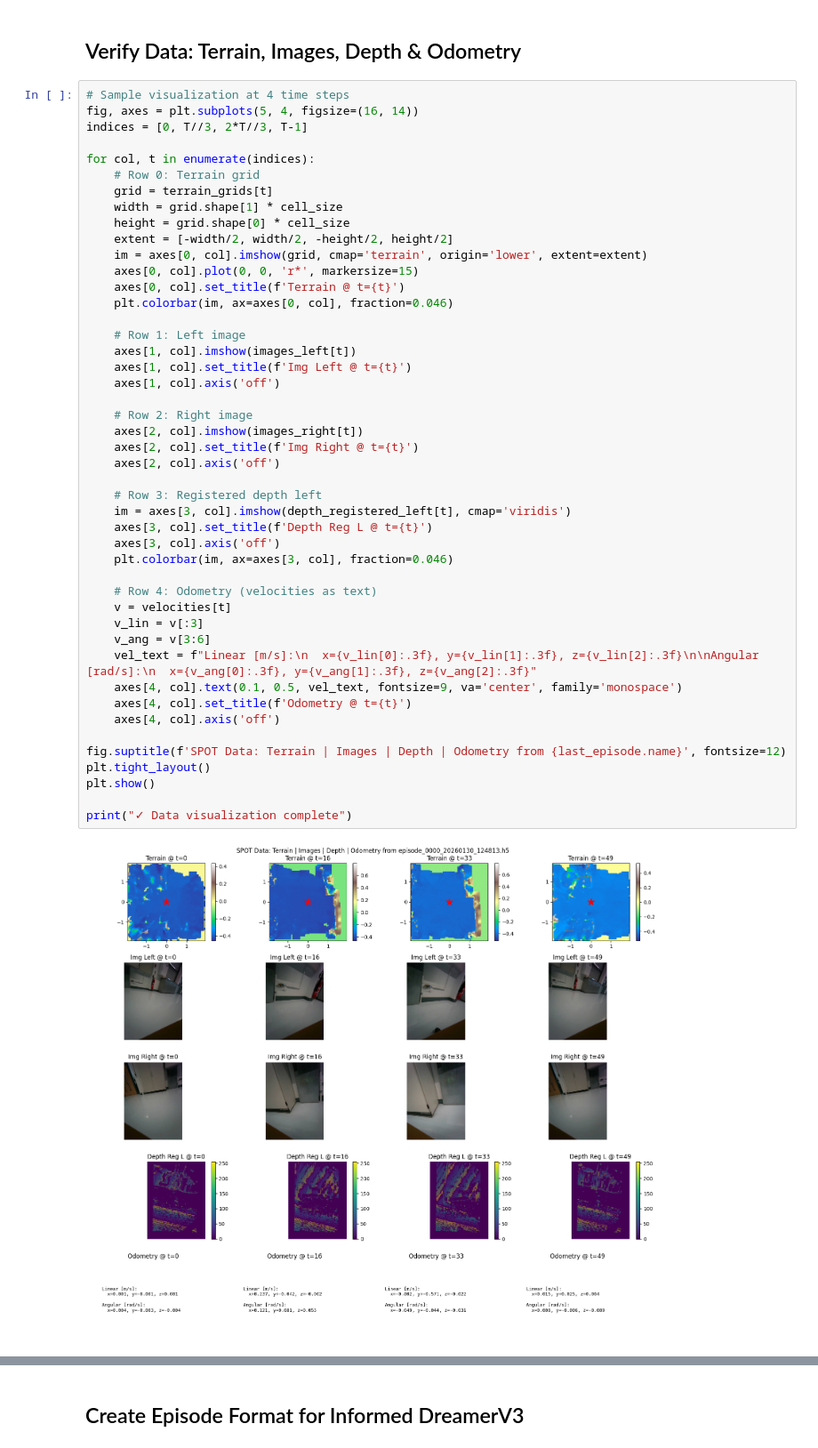
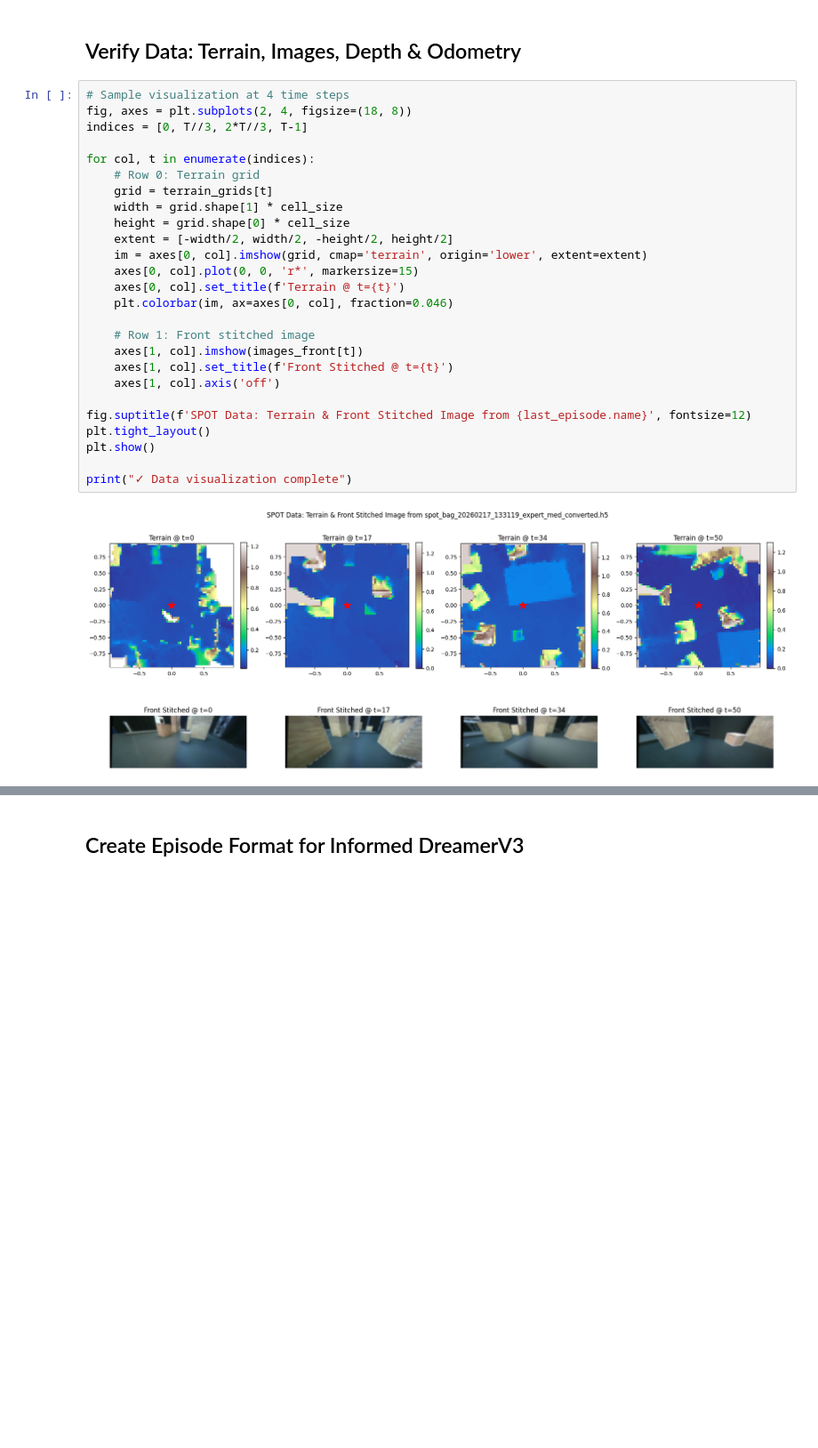
Before and after one commit to mauheems/DreamerV3_On_SPOT_MasterThesis, a Jupyter notebook: dreamer_SPOT_implementation/notebooks/informed_dreamer_tests.ipynb, the cells around one changed output, grey strips where cells are left out. Shown at 89% size. Drawn from its saved outputs; the diff is of its cells as text; blank space fills up the shorter version.

```diff
--- a/dreamer_SPOT_implementation/notebooks/informed_dreamer_tests.ipynb
+++ b/dreamer_SPOT_implementation/notebooks/informed_dreamer_tests.ipynb
@@ -100,52 +99,32 @@ Loading episode: episode_0000_20260130_124813.h5
 ## Verify Data: Terrain, Images, Depth & Odometry
 # %%
 # Sample visualization at 4 time steps
-fig, axes = plt.subplots(5, 4, figsize=(16, 14))
+fig, axes = plt.subplots(2, 4, figsize=(18, 8))
 indices = [0, T//3, 2*T//3, T-1]
 
 for col, t in enumerate(indices):
     # Row 0: Terrain grid
     grid = terrain_grids[t]
     width = grid.shape[1] * cell_size
     height = grid.shape[0] * cell_size
     extent = [-width/2, width/2, -height/2, height/2]
     im = axes[0, col].imshow(grid, cmap='terrain', origin='lower', extent=extent)
     axes[0, col].plot(0, 0, 'r*', markersize=15)
     axes[0, col].set_title(f'Terrain @ t={t}')
     plt.colorbar(im, ax=axes[0, col], fraction=0.046)
 
-    # Row 1: Left image
-    axes[1, col].imshow(images_left[t])
-    axes[1, col].set_title(f'Img Left @ t={t}')
+    # Row 1: Front stitched image
+    axes[1, col].imshow(images_front[t])
+    axes[1, col].set_title(f'Front Stitched @ t={t}')
     axes[1, col].axis('off')
 
-    # Row 2: Right image
-    axes[2, col].imshow(images_right[t])
-    axes[2, col].set_title(f'Img Right @ t={t}')
-    axes[2, col].axis('off')
-
-    # Row 3: Registered depth left
-    im = axes[3, col].imshow(depth_registered_left[t], cmap='viridis')
-    axes[3, col].set_title(f'Depth Reg L @ t={t}')
-    axes[3, col].axis('off')
-    plt.colorbar(im, ax=axes[3, col], fraction=0.046)
-
-    # Row 4: Odometry (velocities as text)
-    v = velocities[t]
-    v_lin = v[:3]
-    v_ang = v[3:6]
-    vel_text = f"Linear [m/s]:\n  x={v_lin[0]:.3f}, y={v_lin[1]:.3f}, z={v_lin[2]:.3f}\n\nAngular [rad/s]:\n  x={v_ang[0]:.3f}, y={v_ang[1]:.3f}, z={v_ang[2]:.3f}"
-    axes[4, col].text(0.1, 0.5, vel_text, fontsize=9, va='center', family='monospace')
-    axes[4, col].set_title(f'Odometry @ t={t}')
-    axes[4, col].axis('off')
-
-fig.suptitle(f'SPOT Data: Terrain | Images | Depth | Odometry from {last_episode.name}', fontsize=12)
+fig.suptitle(f'SPOT Data: Terrain & Front Stitched Image from {last_episode.name}', fontsize=12)
 plt.tight_layout()
 plt.show()
 
 print("✓ Data visualization complete")
 # %% [output]
-[figure, old version]
+[figure, new version]
 ✓ Data visualization complete
 # %% [markdown]
 ## Create Episode Format for Informed DreamerV3
```
Also changed, not shown: parts of 10 cells of this notebook, 13 other files.
